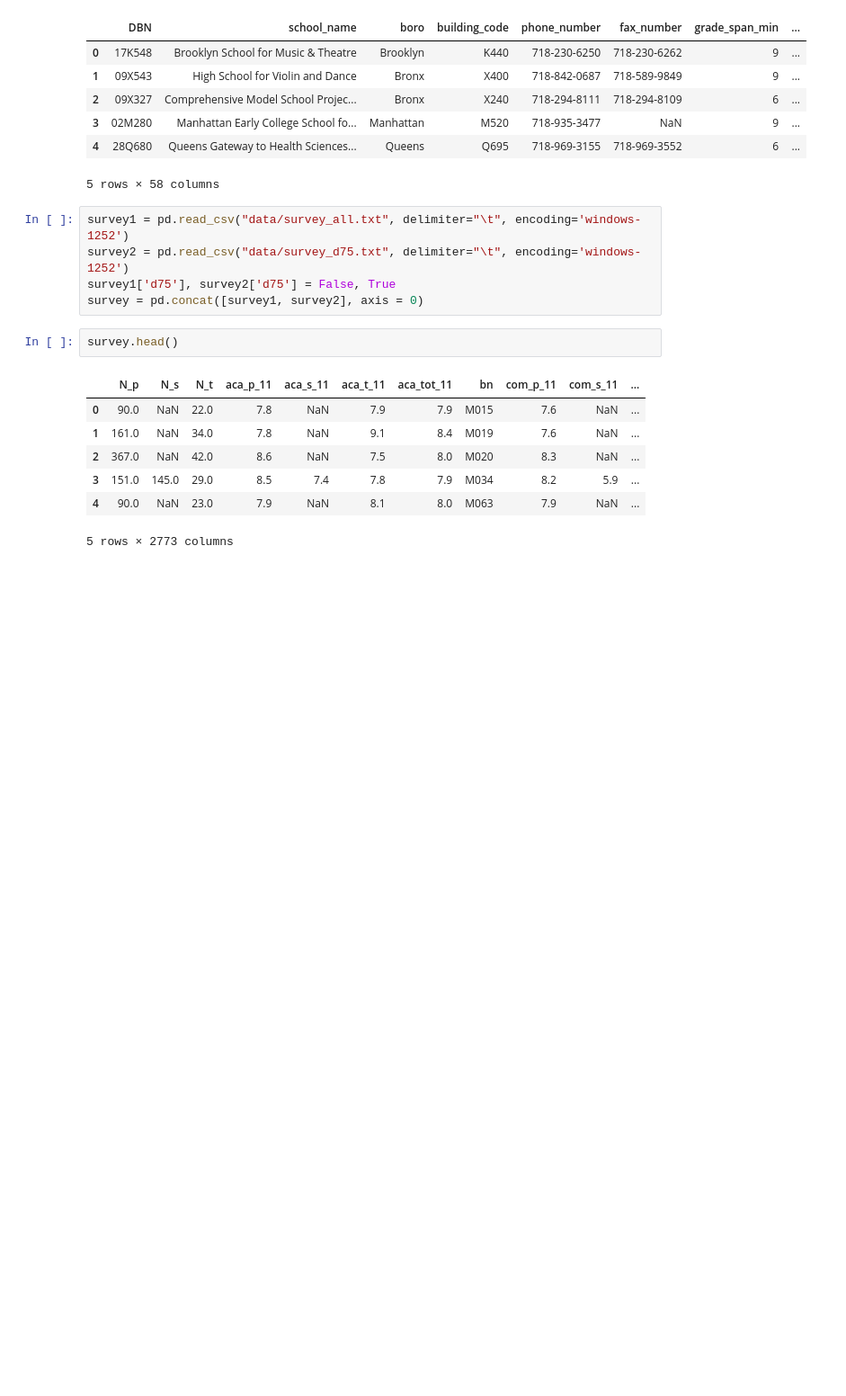
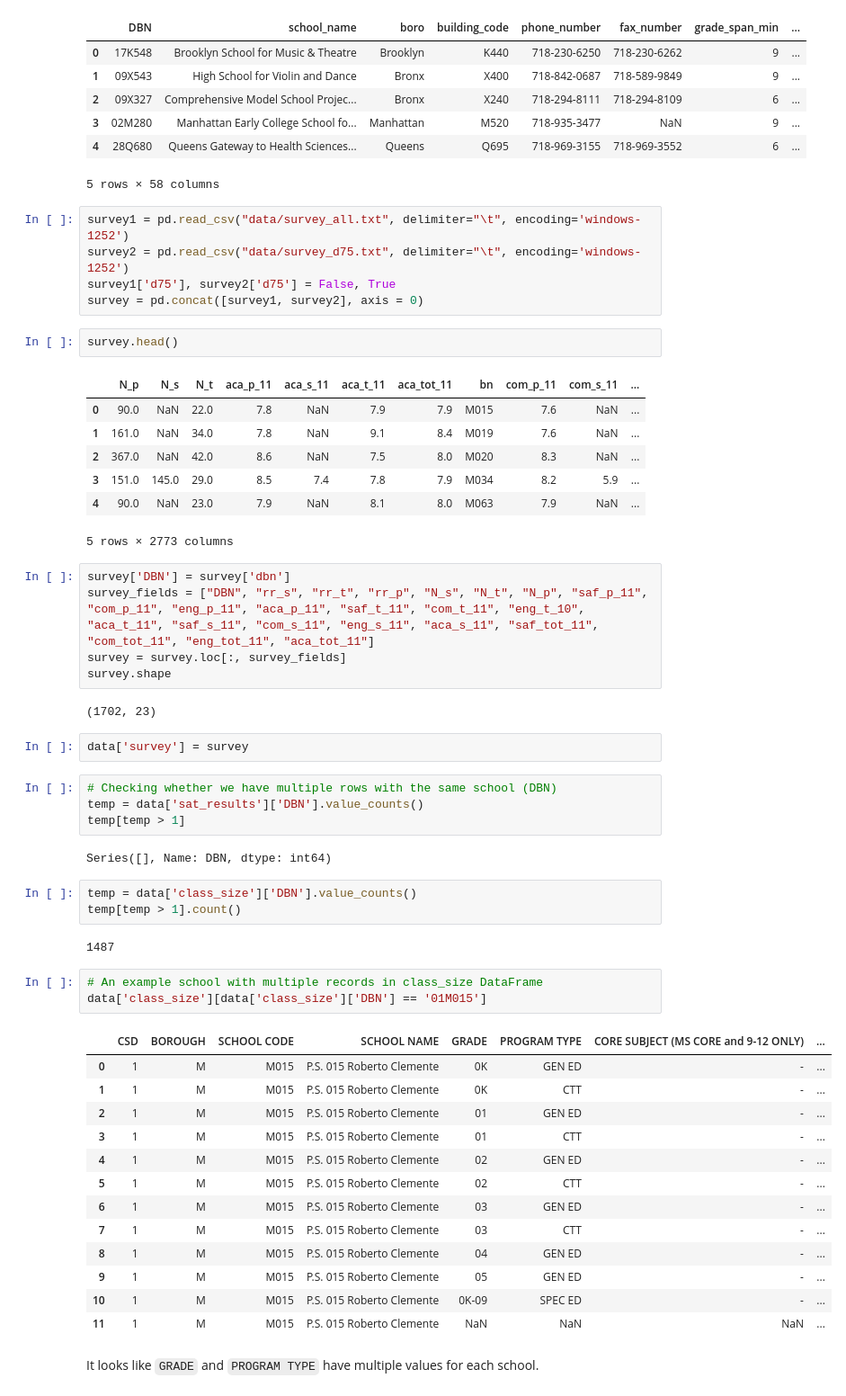
Before and after one commit to CanCeylan/nyc_education, a Jupyter notebook: nyc_education_analysis.ipynb, the cells around one changed output. Shown: that part at 90% size. Drawn from its saved outputs; the diff is of its cells as text; blank space fills up the shorter version.

Commit message:
Cleaned class_size DataFrame

```diff
--- a/nyc_education_analysis.ipynb
+++ b/nyc_education_analysis.ipynb
@@ -135,3 +125,42 @@ survey.head()
 | 3 | 151.0 | 145.0 | 29.0 | 8.5 | 7.4 | 7.8 | 7.9 | M034 | 8.2 | 5.9 | ... |
 | 4 | 90.0 | NaN | 23.0 | 7.9 | NaN | 8.1 | 8.0 | M063 | 7.9 | NaN | ... |
 5 rows × 2773 columns
+# %%
+survey['DBN'] = survey['dbn']
+survey_fields = ["DBN", "rr_s", "rr_t", "rr_p", "N_s", "N_t", "N_p", "saf_p_11", "com_p_11", "eng_p_11", "aca_p_11", "saf_t_11", "com_t_11", "eng_t_10", "aca_t_11", "saf_s_11", "com_s_11", "eng_s_11", "aca_s_11", "saf_tot_11", "com_tot_11", "eng_tot_11", "aca_tot_11"]
+survey = survey.loc[:, survey_fields]
+survey.shape
+# %% [output]
+(1702, 23)
+# %%
+data['survey'] = survey
+# %%
+# Checking whether we have multiple rows with the same school (DBN)
+temp = data['sat_results']['DBN'].value_counts()
+temp[temp > 1]
+# %% [output]
+Series([], Name: DBN, dtype: int64)
+# %%
+temp = data['class_size']['DBN'].value_counts()
+temp[temp > 1].count()
+# %% [output]
+1487
+# %%
+# An example school with multiple records in class_size DataFrame
+data['class_size'][data['class_size']['DBN'] == '01M015']
+# %% [output]
+|  | CSD | BOROUGH | SCHOOL CODE | SCHOOL NAME | GRADE | PROGRAM TYPE | CORE SUBJECT (MS CORE and 9-12 ONLY) | ... |
+| 0 | 1 | M | M015 | P.S. 015 Roberto Clemente | 0K | GEN ED | - | ... |
+| 1 | 1 | M | M015 | P.S. 015 Roberto Clemente | 0K | CTT | - | ... |
+| 2 | 1 | M | M015 | P.S. 015 Roberto Clemente | 01 | GEN ED | - | ... |
+| 3 | 1 | M | M015 | P.S. 015 Roberto Clemente | 01 | CTT | - | ... |
+| 4 | 1 | M | M015 | P.S. 015 Roberto Clemente | 02 | GEN ED | - | ... |
+| 5 | 1 | M | M015 | P.S. 015 Roberto Clemente | 02 | CTT | - | ... |
+| 6 | 1 | M | M015 | P.S. 015 Roberto Clemente | 03 | GEN ED | - | ... |
+| 7 | 1 | M | M015 | P.S. 015 Roberto Clemente | 03 | CTT | - | ... |
+| 8 | 1 | M | M015 | P.S. 015 Roberto Clemente | 04 | GEN ED | - | ... |
+| 9 | 1 | M | M015 | P.S. 015 Roberto Clemente | 05 | GEN ED | - | ... |
+| 10 | 1 | M | M015 | P.S. 015 Roberto Clemente | 0K-09 | SPEC ED | - | ... |
+| 11 | 1 | M | M015 | P.S. 015 Roberto Clemente | NaN | NaN | NaN | ... |
+# %% [markdown]
+It looks like `GRADE` and `PROGRAM TYPE` have multiple values for each school.
```
Also changed, not shown: parts of 9 cells of this notebook.
